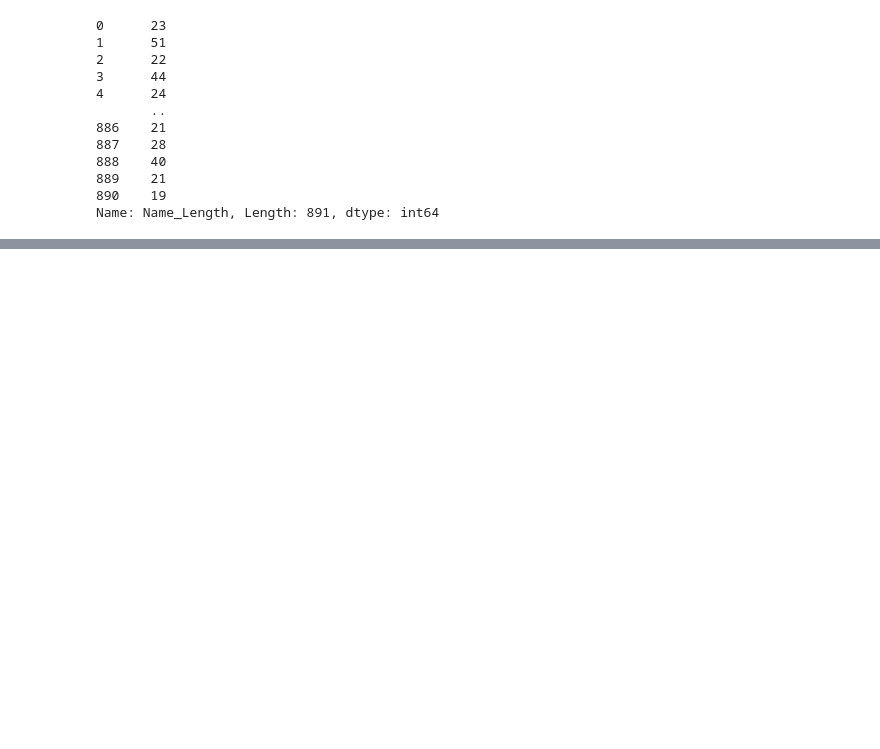
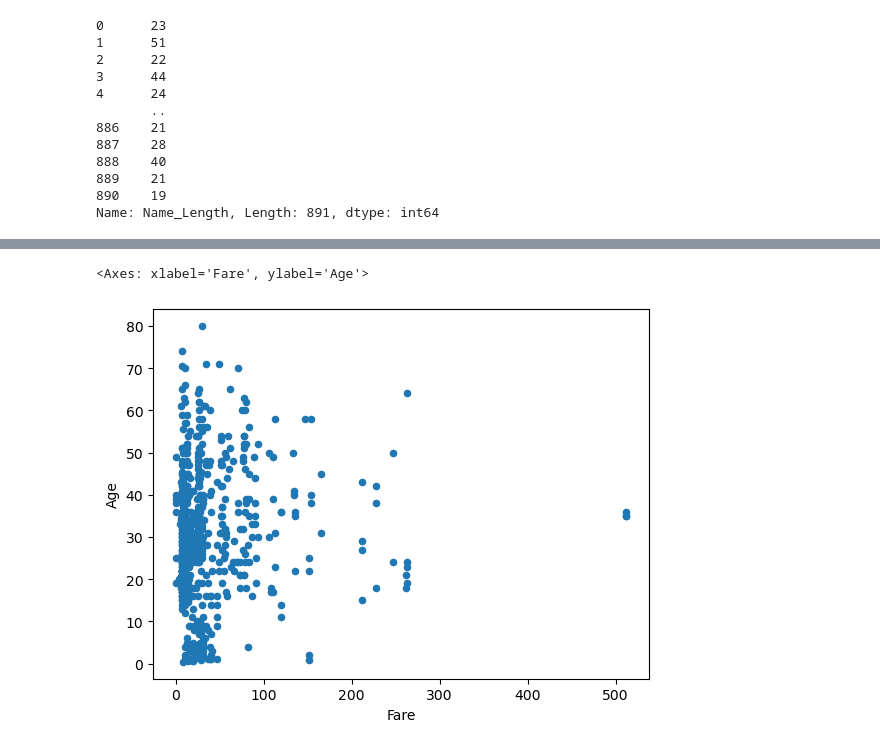
Before and after one commit to tahaSawan/AI-Engineering-Masterclass, a Jupyter notebook: 3-Applied Data Science with Python/Live Classes/ADSP Aug B2 File 2 - Pandas.ipynb, the cells around one changed output, grey strips where cells are left out. Saved outputs shown, nothing was run; the diff lists cells and outputs as text; code cells hidden in the pictures; blank space fills up the shorter version.

```diff
--- a/3-Applied Data Science with Python/Live Classes/ADSP Aug B2 File 2 - Pandas.ipynb
+++ b/3-Applied Data Science with Python/Live Classes/ADSP Aug B2 File 2 - Pandas.ipynb
@@ -1373,0 +1500,7 @@ Name: Name_Length, Length: 891, dtype: int64
+# %%
+## Plot a line Chart
+
+titanic.loc[:, ['Fare','Age']].plot.scatter(x = 'Fare', y = 'Age')
+# %% [output]
+<Axes: xlabel='Fare', ylabel='Age'>
+[figure, added]
```
Also changed, not shown: parts of 31 cells of this notebook, 2 other files.
